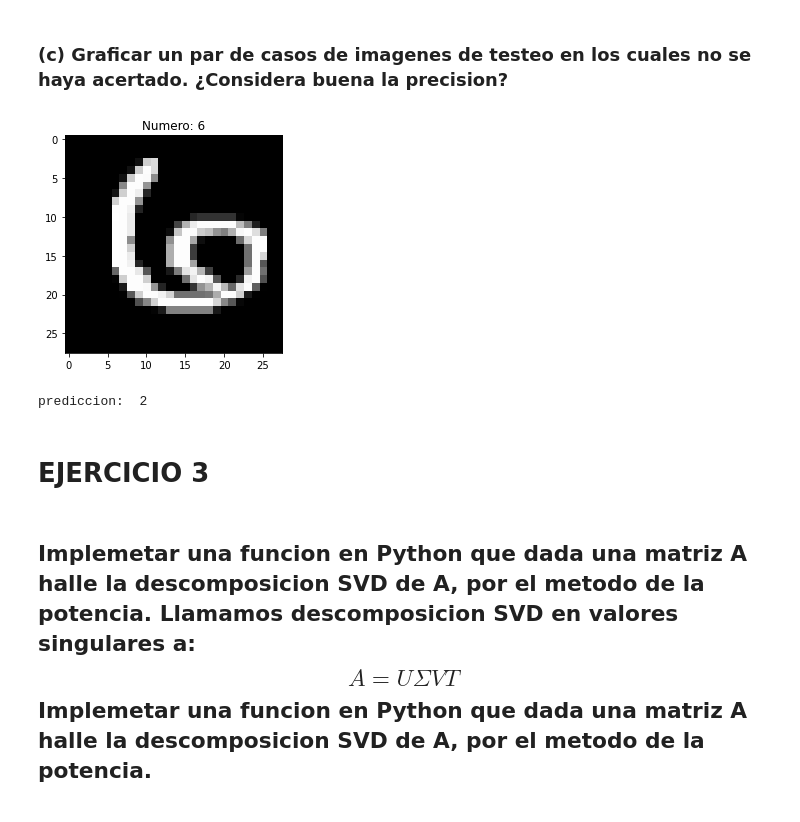
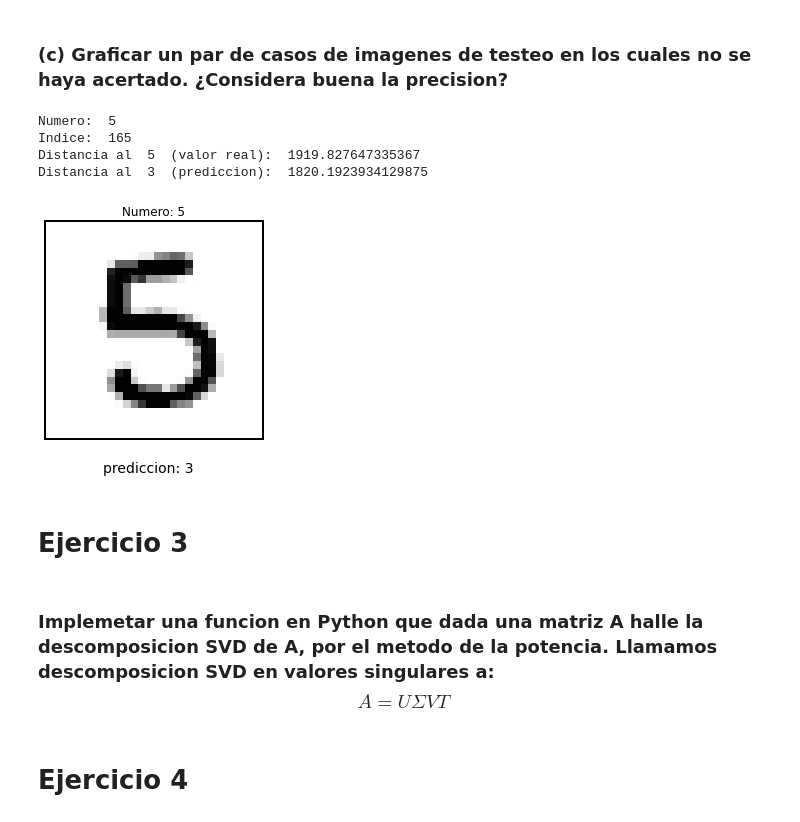
Before and after one commit to sanchez-17/TP2-AlgebraLinealComputacional-UBA-Exactas, a Jupyter notebook: Tp2.ipynb, the cells around one changed output. Drawn from its saved outputs; the diff is of its cells as text; code cells hidden in the pictures.

```diff
--- a/Tp2.ipynb
+++ b/Tp2.ipynb
@@ -218,59 +175,40 @@ Precision:  0.83
 # %%
 
 def imagenes_no_acertadas(df,imagenes):
     df = df.iloc[:200,:]
     predicciones = np.array(prediccion_200(df,imagenes))    # array de las 200 predicciones
     valores_posta = np.array(df.iloc[:,0])  # array de los valores reales de cada imagen
     no_acertadas = pd.DataFrame(predicciones == valores_posta)
     indices_imagenes_no_acertadas = no_acertadas[no_acertadas[0] == False].index
     return indices_imagenes_no_acertadas
 
 
 def graficar_num_no_acertado():
     indices_imagenes_no_acertadas = imagenes_no_acertadas(test,imagenes_prom)
     #generamos numero random para graficar alguna de las imagenes no acertadas
     r = np.random.randint(0,len(indices_imagenes_no_acertadas))
 
     # printeos extras
     numero = test.iloc[indices_imagenes_no_acertadas[r],0]
     indice = indices_imagenes_no_acertadas[r]
-    predic = prediccion(imagenes_prom,np.array(test.iloc[indices_imagenes_no_acertadas[r],:]))
+    predic = prediccion(imagenes_prom,np.array(test.iloc[indices_imagenes_no_acertadas[r],1:]))
     print('Numero: ',numero)
     print('Indice: ',indice)
-    print('Prediccion: ',predic)
     print('Distancia al ',numero,' (valor real): ',distancia(imagenes_prom[numero][1:],np.array(test.iloc[indice,1:])))
     print('Distancia al ',predic,' (prediccion): ',distancia(imagenes_prom[predic][1:],np.array(test.iloc[indice,1:])))
 
-    graficar(test,indices_imagenes_no_acertadas[r])
+    graficar(test,indices_imagenes_no_acertadas[r],predic)
 
 
-
-def imgs_no_acertadas(df_test,imagenes_p):
-    df_test = df_test.iloc[:200,:]
-    predicciones = prediccion_200_Aux(df_test,imagenes_p)
-    y_test = df_test.iloc[:200,0].values
-    indices = predicciones != y_test
-    res = df_test.iloc[indices,:]
-    res = res.reset_index(drop=True) #reseteo los indices, pues ya no son continuos
-    return res
-
-def graficar_alguna_img_yeta():
-    imgs = imgs_no_acertadas(test,imagenes_prom)
-    cant_imgs = len(imgs)
-    i = np.random.randint(0, cant_imgs)
-
-    img_no_acert =imgs.iloc[i,1:]
-    pred = prediccion(imagenes_prom,img_no_acert)
-
-    graficar(imgs,i)
-    print("prediccion: ",pred)
+graficar_num_no_acertado()
+# %% [output]
+Numero:  5
+Indice:  165
+Distancia al  5  (valor real):  1919.827647335367
+Distancia al  3  (prediccion):  1820.1923934129875
+[figure, added]
-# %%
-graficar_alguna_img_yeta()
-# %% [output]
-[figure, removed]
-prediccion:  2
 # %% [markdown]
-# EJERCICIO 3
+# Ejercicio 3
 # %% [markdown]
 
-## Implemetar una funcion en Python que dada una matriz A halle la descomposicion SVD de A, por el metodo de la potencia. Llamamos descomposicion SVD en valores singulares a: $$A = U ΣV T $$ Implemetar una funcion en Python que dada una matriz A halle la descomposicion SVD de A, por el metodo de la potencia.
+### Implemetar una funcion en Python que dada una matriz A halle la descomposicion SVD de A, por el metodo de la potencia. Llamamos descomposicion SVD en valores singulares a: $$A = U ΣV T $$
@@ -276,0 +274,2 @@ prediccion:  2
+# %% [markdown]
+# Ejercicio 4
```
Also changed, not shown: parts of 28 cells of this notebook, 2 other files.
